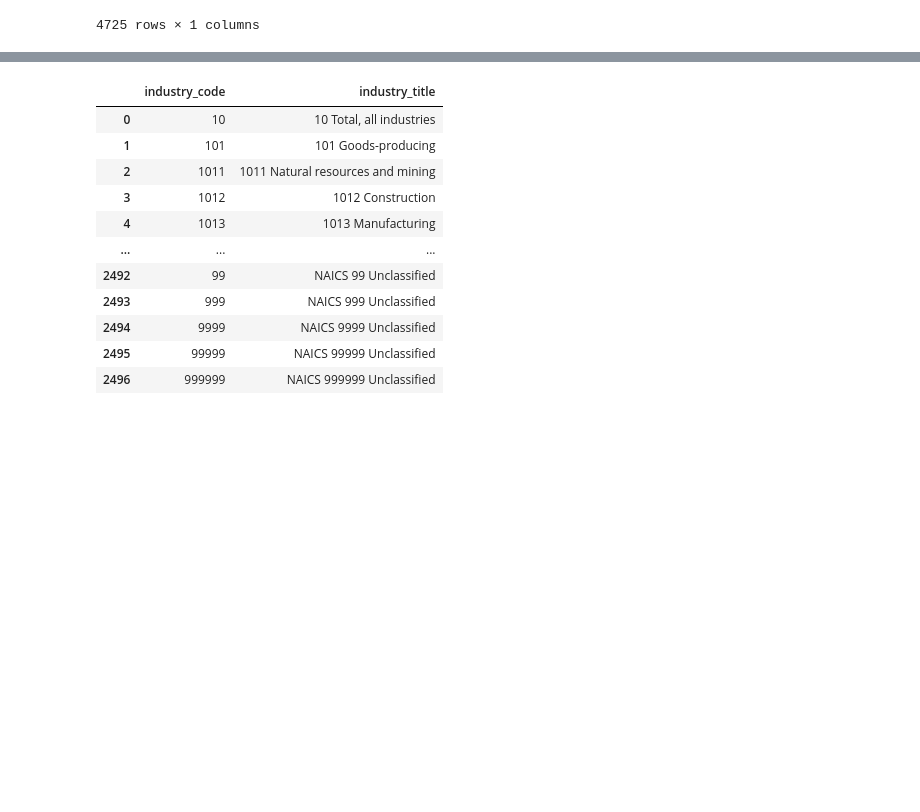
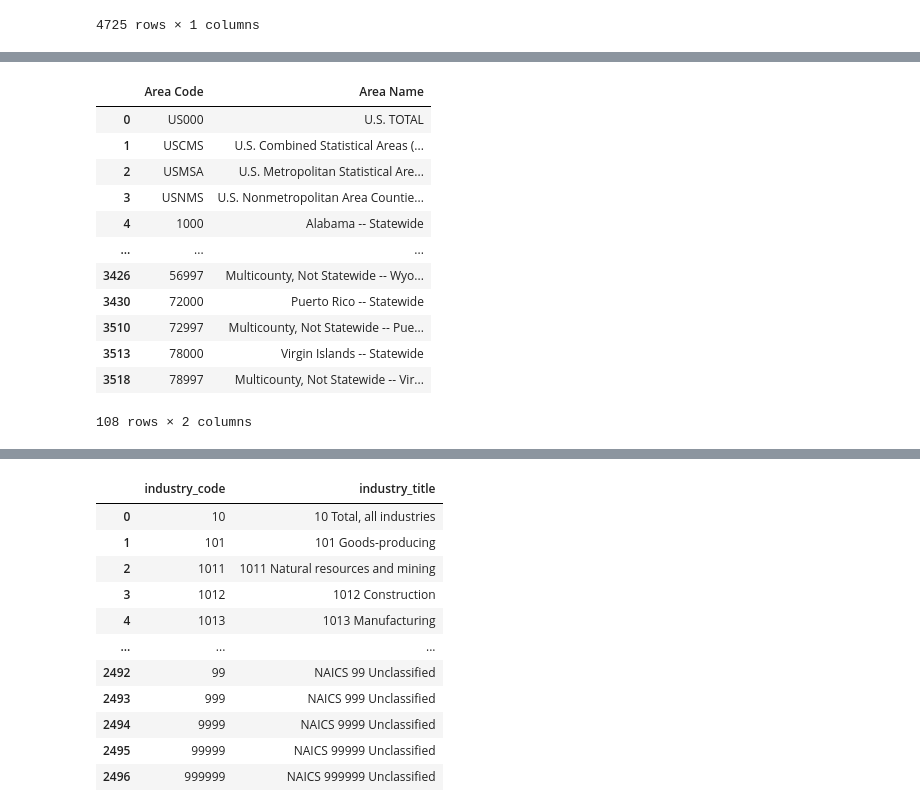
Before and after one commit to tah96/Career-Evaluation-Tool, a Jupyter notebook: geo_data_csvs/csv_cleaner.ipynb, the cells around one changed output, grey strips where cells are left out. Drawn from its saved outputs; the diff is of its cells as text; code cells hidden in the pictures; blank space fills up the shorter version.

```diff
--- a/geo_data_csvs/csv_cleaner.ipynb
+++ b/geo_data_csvs/csv_cleaner.ipynb
@@ -58,0 +121,21 @@ area_table_clean.to_csv("cleaned_data/area_codes.csv", header=True)
+# %%
+keywords3 = ["TOTAL","combined", "Statewide"]
+
+searchstring3 = '|'.join(keywords3)
+
+state_data = area_table[area_table['Area Name'].str.contains(searchstring3)]
+state_data
+# %% [output]
+|  | Area Code | Area Name |
+| 0 | US000 | U.S. TOTAL |
+| 1 | USCMS | U.S. Combined Statistical Areas (... |
+| 2 | USMSA | U.S. Metropolitan Statistical Are... |
+| 3 | USNMS | U.S. Nonmetropolitan Area Countie... |
+| 4 | 1000 | Alabama -- Statewide |
+| ... | ... | ... |
+| 3426 | 56997 | Multicounty, Not Statewide -- Wyo... |
+| 3430 | 72000 | Puerto Rico -- Statewide |
+| 3510 | 72997 | Multicounty, Not Statewide -- Pue... |
+| 3513 | 78000 | Virgin Islands -- Statewide |
+| 3518 | 78997 | Multicounty, Not Statewide -- Vir... |
+108 rows × 2 columns
```
Also changed, not shown: parts of 7 cells of this notebook, 2 other files.
